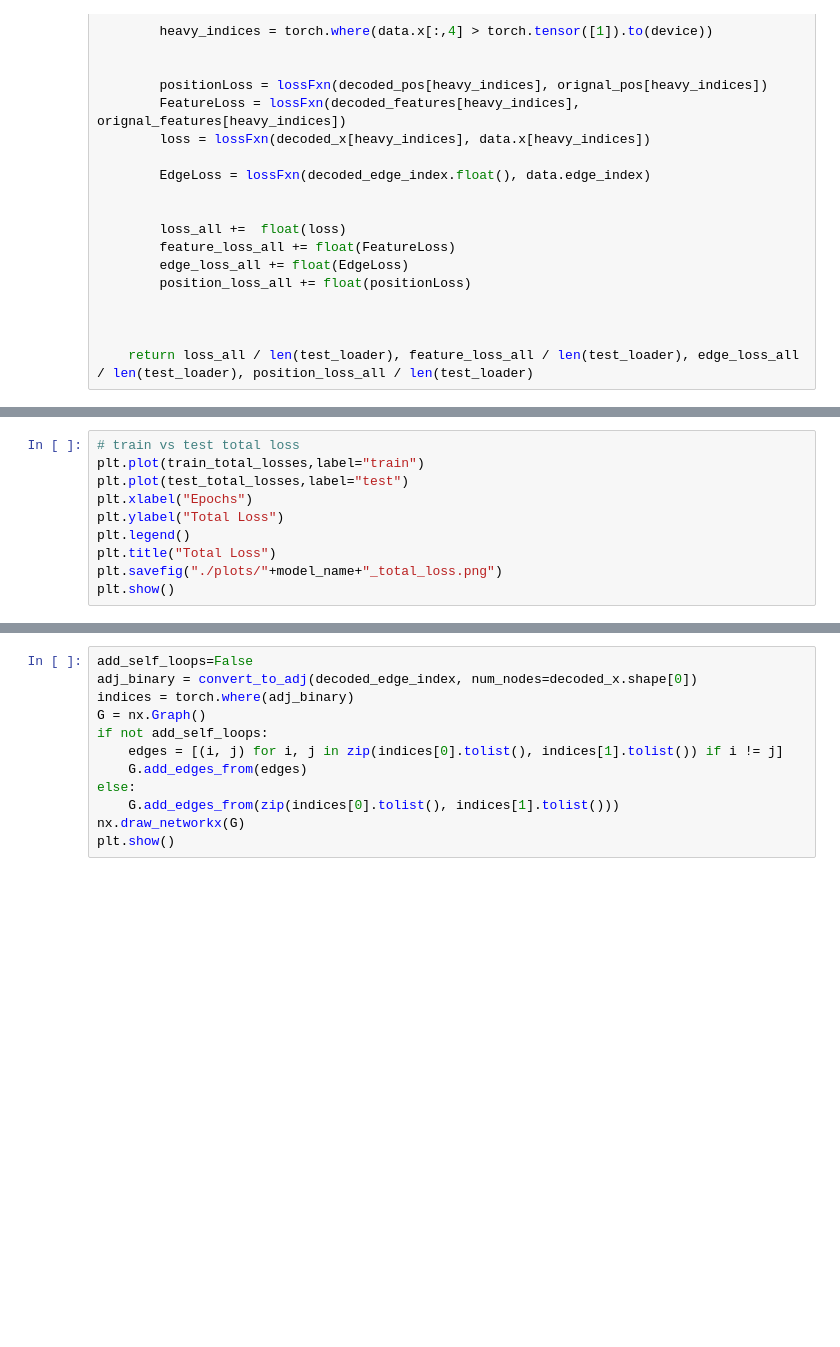
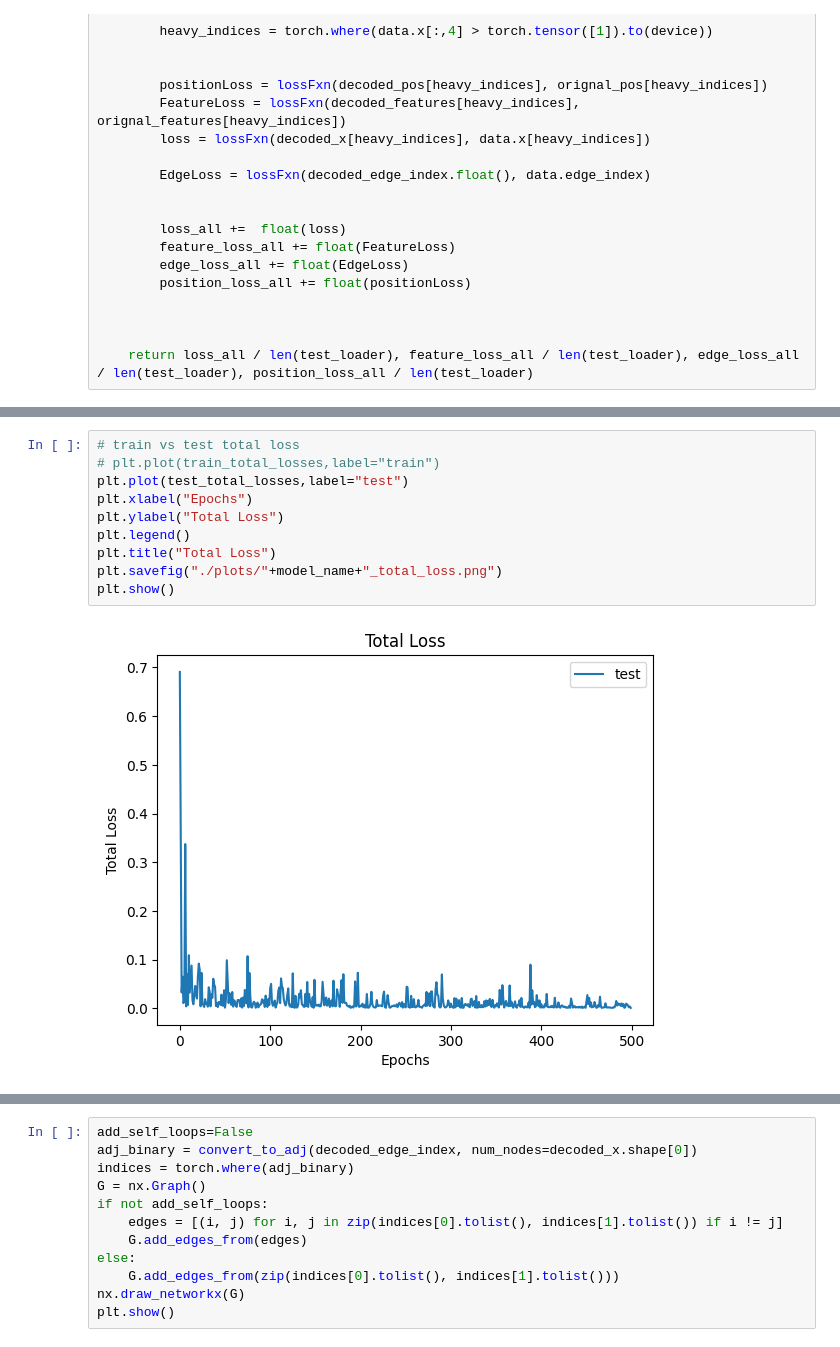
Before and after one commit to Imami-syed/watermodel, a Jupyter notebook: final/intra.ipynb, the cells around one changed output, grey strips where cells are left out. Saved outputs shown, nothing was run; the diff lists cells and outputs as text; blank space fills up the shorter version.

```diff
--- a/final/intra.ipynb
+++ b/final/intra.ipynb
@@ -266,12 +268,14 @@ Epoch: 075
 # %%
 # train vs test total loss
-plt.plot(train_total_losses,label="train")
+# plt.plot(train_total_losses,label="train")
 plt.plot(test_total_losses,label="test")
 plt.xlabel("Epochs")
 plt.ylabel("Total Loss")
 plt.legend()
 plt.title("Total Loss")
 plt.savefig("./plots/"+model_name+"_total_loss.png")
 plt.show()
+# %% [output]
+[figure, added]
 # %%
 # train vs test feature loss
```
Also changed, not shown: parts of 10 cells of this notebook, 5 other files.
